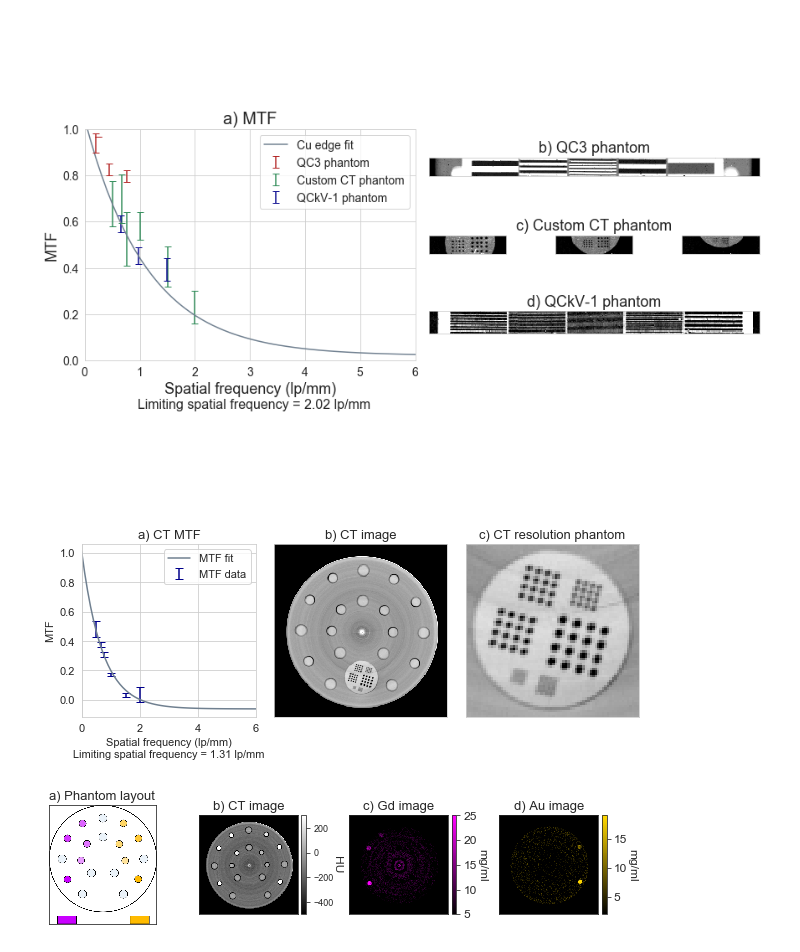
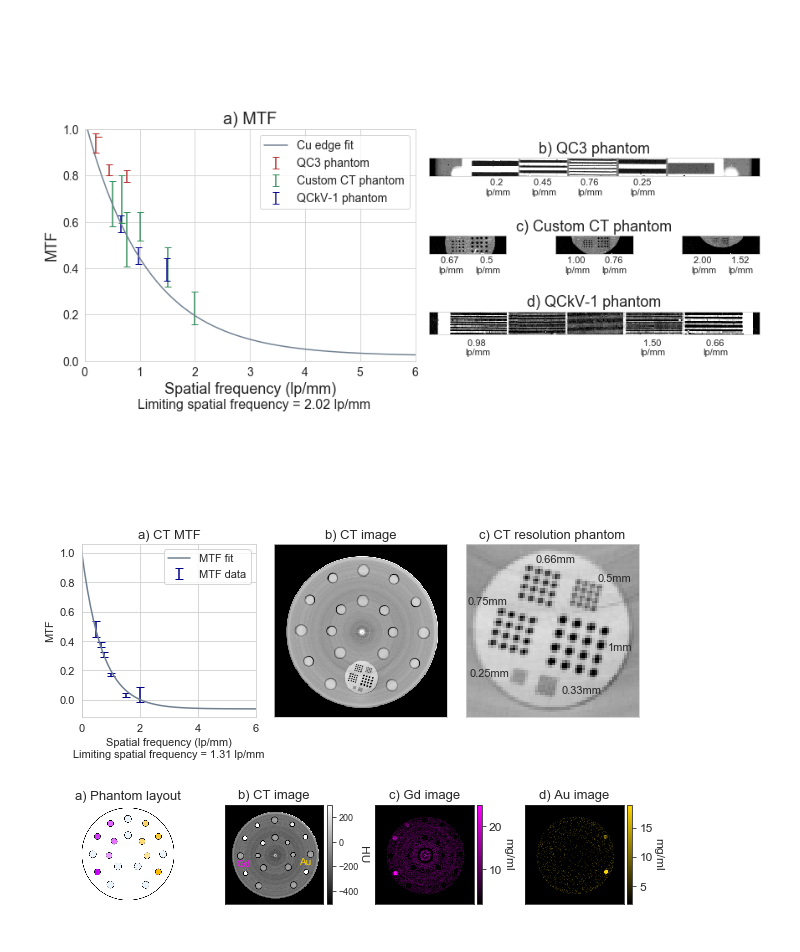
Before and after one commit to drichts/Reconstruction, a Jupyter notebook: presentations/AAPM21/figures.ipynb, the cells around one changed output. Drawn from its saved outputs; the diff is of its cells as text; code cells hidden in the pictures.

```diff
--- a/presentations/AAPM21/figures.ipynb
+++ b/presentations/AAPM21/figures.ipynb
@@ -49,19 +49,28 @@ f1ax2.imshow(mv[:, 50:480, 6], cmap='gray', vmin=1, vmax=3)
 f1ax2.axes.xaxis.set_ticks([])
 f1ax2.axes.yaxis.set_ticks([])
 f1ax2.set_title('b) QC3 phantom', fontsize=18)
+f1ax2.annotate('  0.2\nlp/mm', (0.17, -0.6), xycoords='axes fraction', va='center', fontsize=11)
+f1ax2.annotate(' 0.25\nlp/mm', (0.61, -0.6), xycoords='axes fraction', va='center', fontsize=11)
+f1ax2.annotate(' 0.45\nlp/mm', (0.31, -0.6), xycoords='axes fraction', va='center', fontsize=11)
+f1ax2.annotate(' 0.76\nlp/mm', (0.45, -0.6), xycoords='axes fraction', va='center', fontsize=11)
 f1ax2.grid(False)
 
 f1ax3 = fig1.add_subplot(gs1[2, c-3])
 f1ax3.imshow(ct_large[:, 115:215, 6], cmap='gray', vmin=0, vmax=0.2)
 f1ax3.axes.xaxis.set_ticks([])
 f1ax3.axes.yaxis.set_ticks([])
+f1ax3.annotate('  0.5\nlp/mm', (0.6, -0.6), xycoords='axes fraction', va='center', fontsize=11)
+f1ax3.annotate(' 0.67\nlp/mm', (0.12, -0.6), xycoords='axes fraction', va='center', fontsize=11)
 f1ax3.grid(False)
 
 f1ax4 = fig1.add_subplot(gs1[2, c-2])
 f1ax4.imshow(ct_mid[:, 110:210, 6], cmap='gray', vmin=0, vmax=0.2)
 f1ax4.axes.xaxis.set_ticks([])
 f1ax4.axes.yaxis.set_ticks([])
+f1ax4.annotate(' 0.76\nlp/mm', (0.6, -0.6), xycoords='axes fraction', va='center', fontsize=11)
+f1ax4.annotate(' 1.00\nlp/mm', (0.12, -0.6), xycoords='axes fraction', va='center', fontsize=11)
 f1ax4.set_title('c) Custom CT phantom', fontsize=18)
+
 f1ax4.grid(False)
 
 f1ax5 = fig1.add_subplot(gs1[2, c-1])
@@ -69,6 +78,8 @@ f1ax5.imshow(ct_small[:, 120:220, 6], cmap='gray', vmin=0, vmax=0.2)
 f1ax5.axes.xaxis.set_ticks([])
 f1ax5.axes.yaxis.set_ticks([])
 f1ax5.grid(False)
+f1ax5.annotate(' 1.52\nlp/mm', (0.6, -0.6), xycoords='axes fraction', va='center', fontsize=11)
+f1ax5.annotate(' 2.00\nlp/mm', (0.12, -0.6), xycoords='axes fraction', va='center', fontsize=11)
 
 f1ax6 = fig1.add_subplot(gs1[3, c-3:])
 f1ax6.imshow(kv[:, 50:400, 6], cmap='gray', vmin=0.75, vmax=2)
@@ -76,11 +87,14 @@ f1ax6.axes.xaxis.set_ticks([])
 f1ax6.axes.yaxis.set_ticks([])
 f1ax6.set_title('d) QCkV-1 phantom', fontsize=18)
 f1ax6.grid(False)
+f1ax6.annotate(' 0.66\nlp/mm', (0.83, -0.6), xycoords='axes fraction', va='center', fontsize=11)
+f1ax6.annotate(' 0.98\nlp/mm', (0.11, -0.6), xycoords='axes fraction', va='center', fontsize=11)
+f1ax6.annotate(' 1.50\nlp/mm', (0.64, -0.6), xycoords='axes fraction', va='center', fontsize=11)
 
-plt.show()
+fig1.show()
 fig1.savefig(r'D:\OneDrive - University of Victoria\Files\Grad School\Writings and Presentations\Abstracts\AAPM 2021\figure1.png', dpi=500)
 # %% [output]
-[figure, old version]
+[figure, new version]
 # %%
 import numpy as np
 import matplotlib.pyplot as plt
@@ -119,6 +133,12 @@ ax2[2].imshow(ct[13, 340:410, 252:322], vmin=-800, vmax=200, cmap='gray')
 ax2[2].axes.xaxis.set_ticks([])
 ax2[2].axes.yaxis.set_ticks([])
 ax2[2].grid(False)
+ax2[2].annotate('1mm', (0.82, 0.4), xycoords='axes fraction', va='center', fontsize=11)
+ax2[2].annotate('0.75mm', (0.01, 0.67), xycoords='axes fraction', va='center', fontsize=11)
+ax2[2].annotate('0.66mm', (0.4, 0.91), xycoords='axes fraction', va='center', fontsize=11)
+ax2[2].annotate('0.5mm', (0.76, 0.8), xycoords='axes fraction', va='center', fontsize=11)
+ax2[2].annotate('0.33mm', (0.55, 0.15), xycoords='axes fraction', va='center', fontsize=11)
+ax2[2].annotate('0.25mm', (0.02, 0.25), xycoords='axes fraction', va='center', fontsize=11)
 ax2[2].set_title('c) CT resolution phantom', fontsize=13)
 
 fig2.subplots_adjust(wspace=0.1, bottom=0.4)
@@ -126,10 +146,11 @@ fig2.show()
 
 fig2.savefig(r'D:\OneDrive - University of Victoria\Files\Grad School\Writings and Presentations\Abstracts\AAPM 2021\figure2.png', dpi=500)
 # %% [output]
-[figure, old version]
+[figure, new version]
 # %%
 import os
 import numpy as np
+import seaborn as sns
 import matplotlib.pyplot as plt
 import matplotlib.image as mpimg
 import matplotlib.colors as colors
@@ -160,7 +181,7 @@ mask = np.ma.masked_where(circle > 130**2, arr)
 mask = mask.mask
 
 sns.set_style('white')
-img = mpimg.imread(r'D:\OneDrive - University of Victoria\Files\Grad School\Writings and Presentations\Abstracts\AAPM 2021\combined_phantom.png')
+img = mpimg.imread(r'D:\OneDrive - University of Victoria\Pictures\combined_phantom.png')
 directory = r'D:\OneDrive - University of Victoria\Research\LDA Data\21-03-03_CT_GdAu_SEC\phantom_scan\Norm CT'
 
 ct = np.load(os.path.join(directory, 'CT_norm.npy'))
@@ -173,15 +194,12 @@ for i in range(24):
 
 fig3, ax3 = plt.subplots(1, 4, figsize=(10, 6))
 ax3[0].imshow(img)
-ax3[0].axes.xaxis.set_ticks([])
-ax3[0].axes.yaxis.set_ticks([])
-ax3[0].grid(False)
-ax3[0].set_title('a) Phantom layout', fontsize=13)
+ax3[0].axis('off')
+ax3[0].set_title('a) Phantom layout', fontsize=13, pad=1)
 
 d1 = make_axes_locatable(ax3[1])
 d2 = make_axes_locatable(ax3[2])
 d3 = make_axes_locatable(ax3[3])
-
 
 im1 = ax3[1].imshow(ct[13, 120:450, 120:450], cmap='gray', vmin=-500, vmax=300)
 ax3[1].axes.xaxis.set_ticks([])
@@ -191,37 +209,40 @@ ax3[1].set_title('b) CT image', fontsize=13)
 cax1 = d1.append_axes("right", size="5%", pad=0.05)
 cax1.tick_params(labelsize=9)
 plt.colorbar(im1, cax=cax1)
 h1 = cax1.set_ylabel('HU', fontsize=12, labelpad=9)
 h1.set_rotation(-90)
 
-im2 = ax3[2].imshow(gd[8, 120:450, 120:450], cmap=cmap1, vmin=5, vmax=25)
+ax3[1].annotate('Gd', (0.12, 0.40), xycoords='axes fraction', va='center', fontsize=10, color=c1)
+ax3[1].annotate('Au', (0.75, 0.42), xycoords='axes fraction', va='center', fontsize=10, color=c3)
+
+im2 = ax3[2].imshow(gd[8, 120:450, 120:450], cmap=cmap1, vmin=2, vmax=25)
 ax3[2].axes.xaxis.set_ticks([])
 ax3[2].axes.yaxis.set_ticks([])
 ax3[2].grid(False)
 ax3[2].set_title('c) Gd image', fontsize=13)
 cax2 = d2.append_axes("right", size="5%", pad=0.05)
 cax2.tick_params(labelsize=12)
 plt.colorbar(im2, cax=cax2)
-h2 = cax2.set_ylabel('mg/ml', fontsize=12, labelpad=10)
+h2 = cax2.set_ylabel('mg/ml', fontsize=12, labelpad=11)
 h2.set_rotation(-90)
 
 im3 = ax3[3].imshow(au[11, 120:450, 120:450], cmap=cmap2, vmin=2, vmax=19)
 ax3[3].axes.xaxis.set_ticks([])
 ax3[3].axes.yaxis.set_ticks([])
 ax3[3].grid(False)
 ax3[3].set_title('d) Au image', fontsize=13)
 cax3 = d3.append_axes("right", size="5%", pad=0.05)
 cax3.tick_params(labelsize=12)
 plt.colorbar(im3, cax=cax3)
-h3 = cax3.set_ylabel('mg/ml', fontsize=12, labelpad=10)
+h3 = cax3.set_ylabel('mg/ml', fontsize=12, labelpad=11)
 h3.set_rotation(-90)
 
 fig3.subplots_adjust(wspace=0.4)
 
 fig3.show()
 fig3.savefig(r'D:\OneDrive - University of Victoria\Files\Grad School\Writings and Presentations\Abstracts\AAPM 2021\figure3.png', dpi=500)
 # %% [output]
-[figure, old version]
+[figure, new version]
 # %%
 import os
 import numpy as np
```
Also changed, not shown: parts of 1 cell of this notebook, 4 other files.
